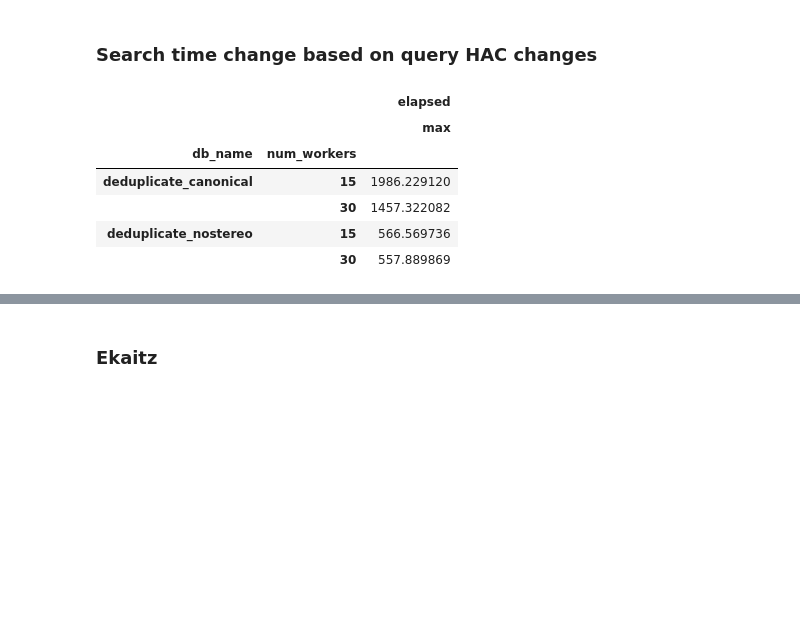
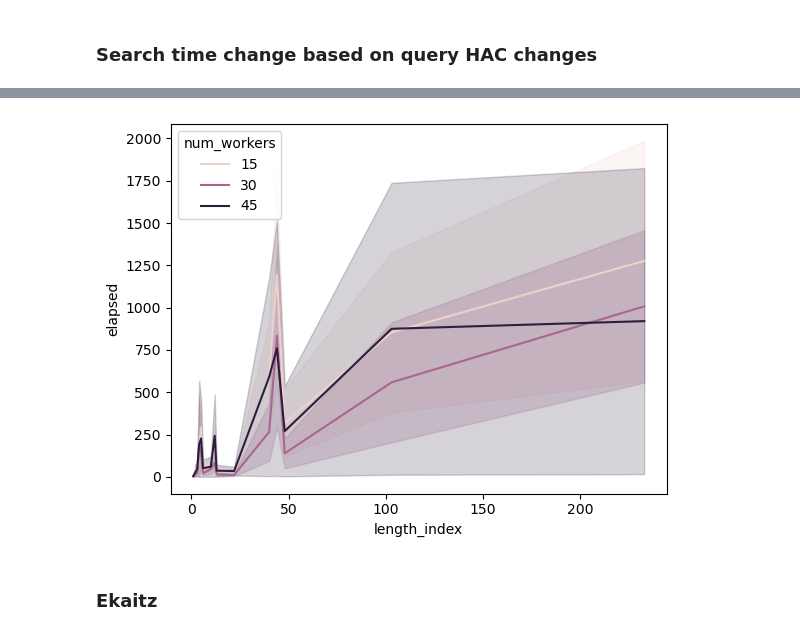
Before and after one commit to zaky02/LibMiner, a Jupyter notebook: clean/search.ipynb, the cells around one changed output, grey strips where cells are left out. Drawn from its saved outputs; the diff is of its cells as text; code cells hidden in the pictures; blank space fills up the shorter version.

```diff
--- a/clean/search.ipynb
+++ b/clean/search.ipynb
@@ -390,7 +390,7 @@ import polars as pl
 import dask.dataframe as dd
 from matplotlib import pyplot as plt
 # %%
-files = list(Path("/home/ruite/Projects/AI factory/search_times").glob("*.csv"))
+files = list(Path("/home/ruite/Projects/AI factory/search_times_previous").glob("*.csv"))
 search_time = list(filter(lambda x: x.stem.isdigit(), files))
 retrieve_time = list(filter(lambda x: not x.stem.isdigit(), files))
 search = dd.read_csv(search_time).compute()
@@ -434,12 +443,7 @@ new_search
 # %% [markdown]
 ### Search time change based on query HAC changes
 # %%
-retrieve.groupby(["db_name", "num_workers"])[["elapsed"]].agg(["max"])
+import seaborn as sns
-# %% [output]
-|  |  | elapsed |
-|  |  | max |
-| db_name | num_workers |  |
-| deduplicate_canonical | 15 | 1986.229120 |
-|  | 30 | 1457.322082 |
-| deduplicate_nostereo | 15 | 566.569736 |
-|  | 30 | 557.889869 |
+# %%
+sns.lineplot(data = retrieve, y="elapsed", x="length_index", hue="num_workers")
+# %% [output]
@@ -446,3 +451,4 @@ retrieve.groupby(["db_name", "num_workers"])[["elapsed"]].agg(["max"])
+[figure, added]
 # %% [markdown]
 ### Ekaitz
 # %%
```
Also changed, not shown: parts of 10 cells of this notebook, 2 other files.
